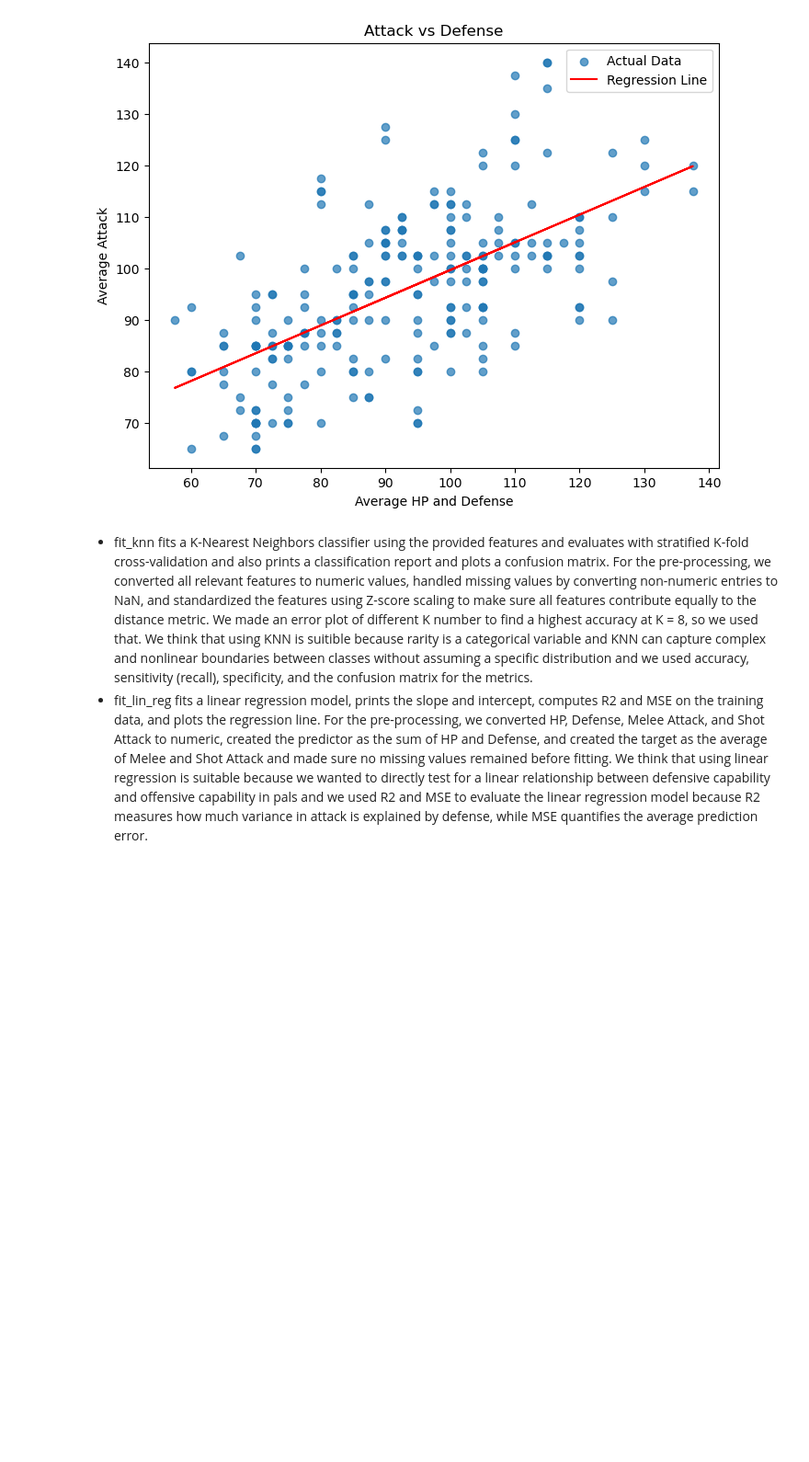
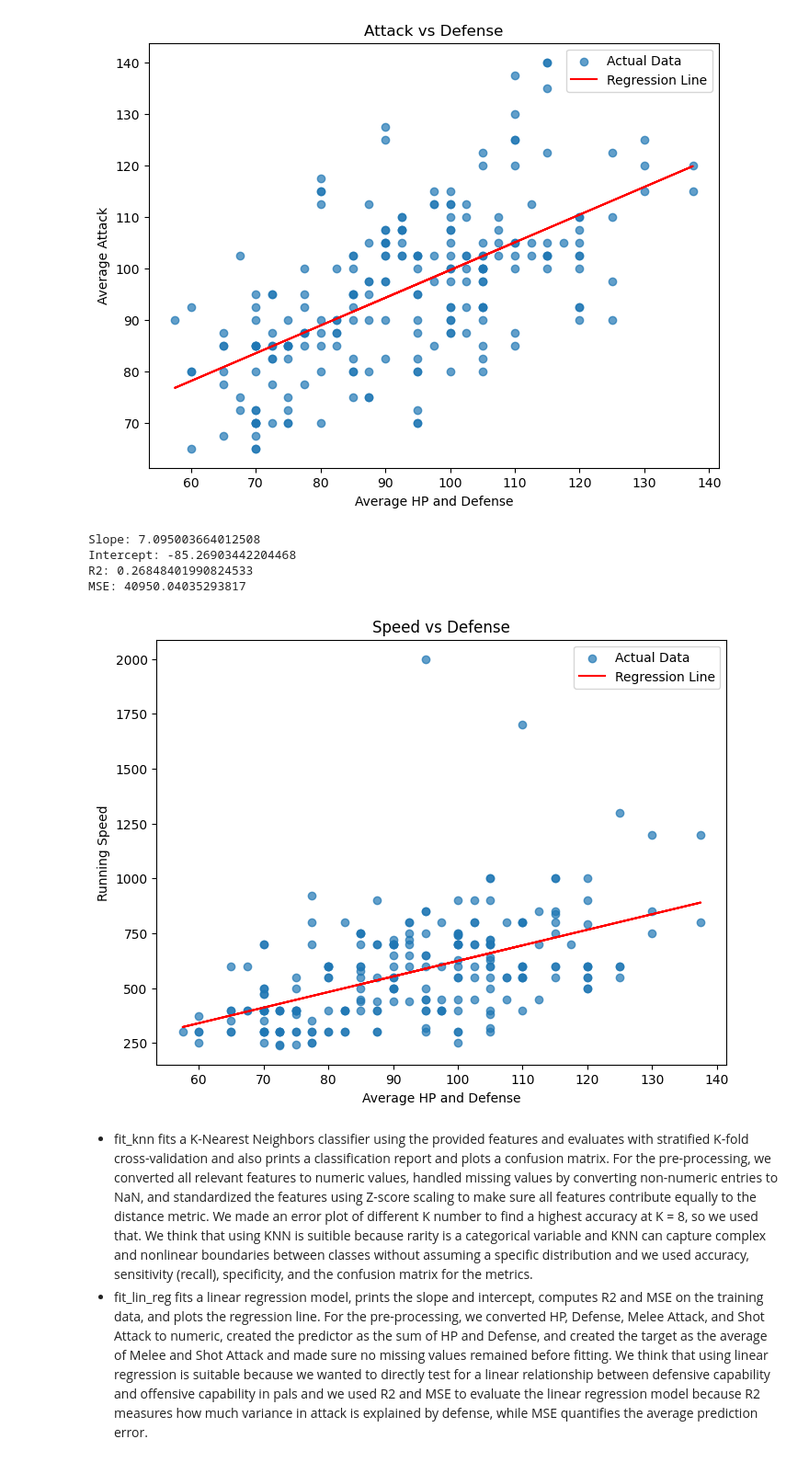
Before and after one commit to audreynge/ds3000_final_project, a Jupyter notebook: final_project.ipynb, the cells around one changed output. Shown: that part at 92% size. Saved outputs shown, nothing was run; the diff lists cells and outputs as text; code cells hidden in the pictures; blank space fills up the shorter version.

Commit message:
add speed to df, remove instructions

```diff
--- a/final_project.ipynb
+++ b/final_project.ipynb
@@ -449,6 +408,49 @@ Intercept: 45.80171175779159
 R2: 0.37320635087567744
 MSE: 145.33266926053452
 [figure]
+# %%
+y = df['Running Speed']
+
+def fit_lin_reg_speed(X, y):
+  # create and fit data
+  model = LinearRegression()
+  model.fit(X, y)
+
+  # predict attack
+  y_pred = model.predict(X)
+
+  #get stats
+  slope = model.coef_[0]
+  intercept = model.intercept_
+
+  # print out the slope and intercept values
+  print(f"Slope: {slope}")
+  print(f"Intercept: {intercept}")
+
+  # get r2 and mse
+  r2 = r2_score(y, y_pred)
+  mse = mean_squared_error(y, y_pred)
+
+  print(f"R2: {r2}")
+  print(f"MSE: {mse}")
+
+  # plot data and regression line
+  plt.figure(figsize=(8, 6))
+  plt.scatter(X, y, label='Actual Data', alpha=0.7)
+  plt.plot(X, y_pred, color='red', label='Regression Line')
+  plt.xlabel('Average HP and Defense')
+  plt.ylabel('Running Speed')
+  plt.title('Speed vs Defense')
+  plt.legend()
+  plt.show()
+# %%
+fit_lin_reg_speed(X, y)
+# %% [output]
+Slope: 7.095003664012508
+Intercept: -85.26903442204468
+R2: 0.26848401990824533
+MSE: 40950.04035293817
+[figure, added]
 # %% [markdown]
 - fit_knn fits a K-Nearest Neighbors classifier using the provided features and evaluates with stratified K-fold cross-validation and also prints a classification report and plots a confusion matrix. For the pre-processing, we converted all relevant features to numeric values, handled missing values by converting non-numeric entries to NaN, and standardized the features using Z-score scaling to make sure all features contribute equally to the distance metric. We made an error plot of different K number to find a highest accuracy at K = 8, so we used that. We think that using KNN is suitible because rarity is a categorical variable and KNN can capture complex and nonlinear boundaries between classes without assuming a specific distribution and we used accuracy, sensitivity (recall), specificity, and the confusion matrix for the metrics.
 - fit_lin_reg fits a linear regression model, prints the slope and intercept, computes R2 and MSE on the training data, and plots the regression line. For the pre-processing, we converted HP, Defense, Melee Attack, and Shot Attack to numeric, created the predictor as the sum of HP and Defense, and created the target as the average of Melee and Shot Attack and made sure no missing values remained before fitting. We think that using linear regression is suitable because we wanted to directly test for a linear relationship between defensive capability and offensive capability in pals and we used R2 and MSE to evaluate the linear regression model because R2 measures how much variance in attack is explained by defense, while MSE quantifies the average prediction error.
```
Also changed, not shown: parts of 16 cells of this notebook, 1 other file.
